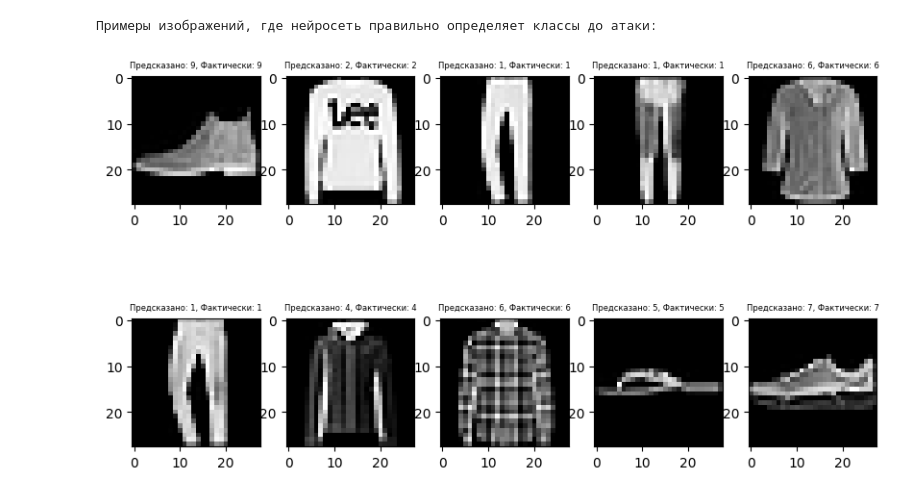
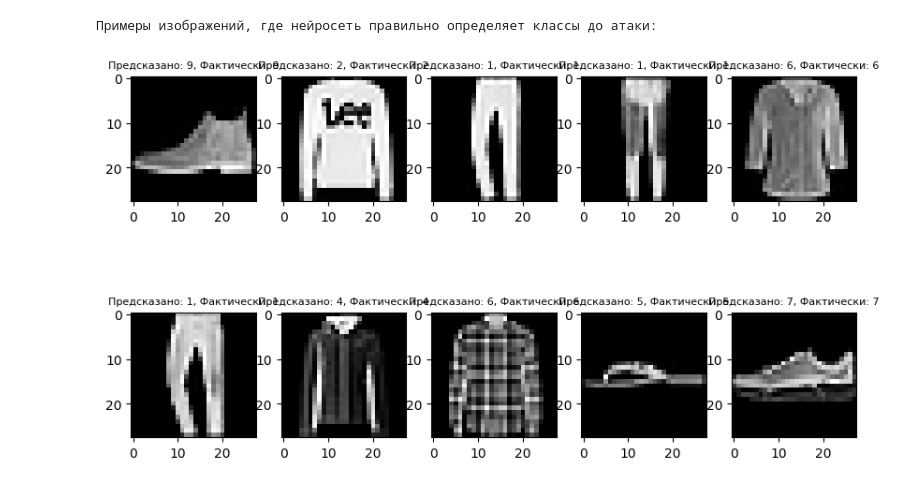
Before and after one commit to krissme28/-studying_ML, a Jupyter notebook: 2_задание.ipynb, the cells around one changed output. Drawn from its saved outputs; the diff is of its cells as text; code cells hidden in the pictures.

```diff
--- a/2_задание.ipynb
+++ b/2_задание.ipynb
@@ -88,14 +99,14 @@ print("Точность на тестовых данных до атаки: %.2f
 # %%
 # Выводим примеры изображений, где нейросеть правильно определяет классы до атаки
 print("Примеры изображений, где нейросеть правильно определяет классы до атаки:")
 fig, axs = plt.subplots(2, 5, figsize=(10, 6))
 for i in range(10):
     axs[i // 5, i % 5].imshow(X_test[i].reshape(28, 28), cmap='gray')
     pred_class = np.argmax(y_pred_before_attack[i])
     true_class = np.argmax(y_test[i])
-    axs[i // 5, i % 5].set_title(f"Предсказано: {pred_class}, Фактически: {true_class}", fontsize=6)
+    axs[i // 5, i % 5].set_title(f"Предсказано: {pred_class}, Фактически: {true_class}", fontsize=8)
 plt.show()
 # %% [output]
 Примеры изображений, где нейросеть правильно определяет классы до атаки:
-[figure, old version]
+[figure, new version]
 # %%
```
Also changed, not shown: parts of 9 cells of this notebook.
